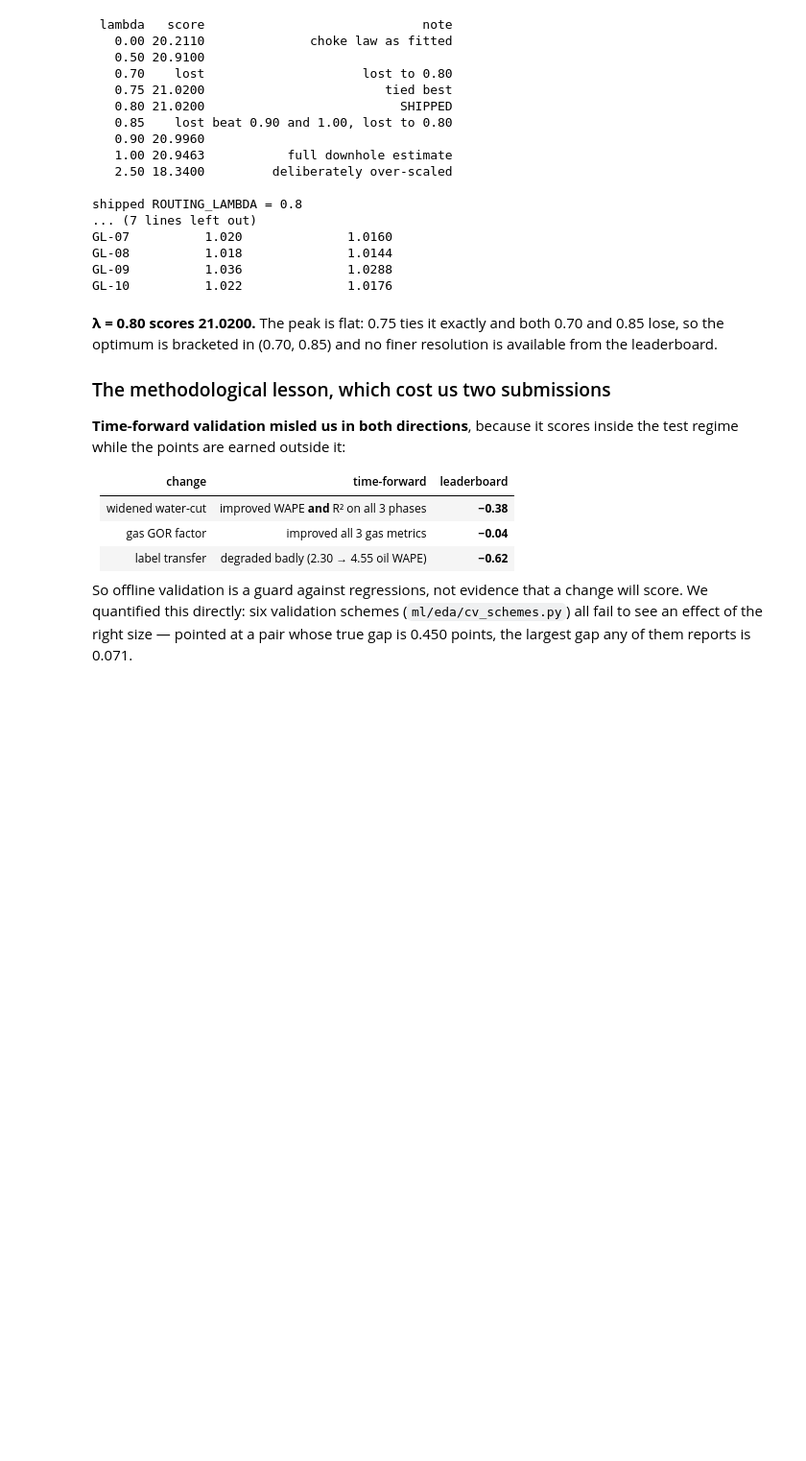
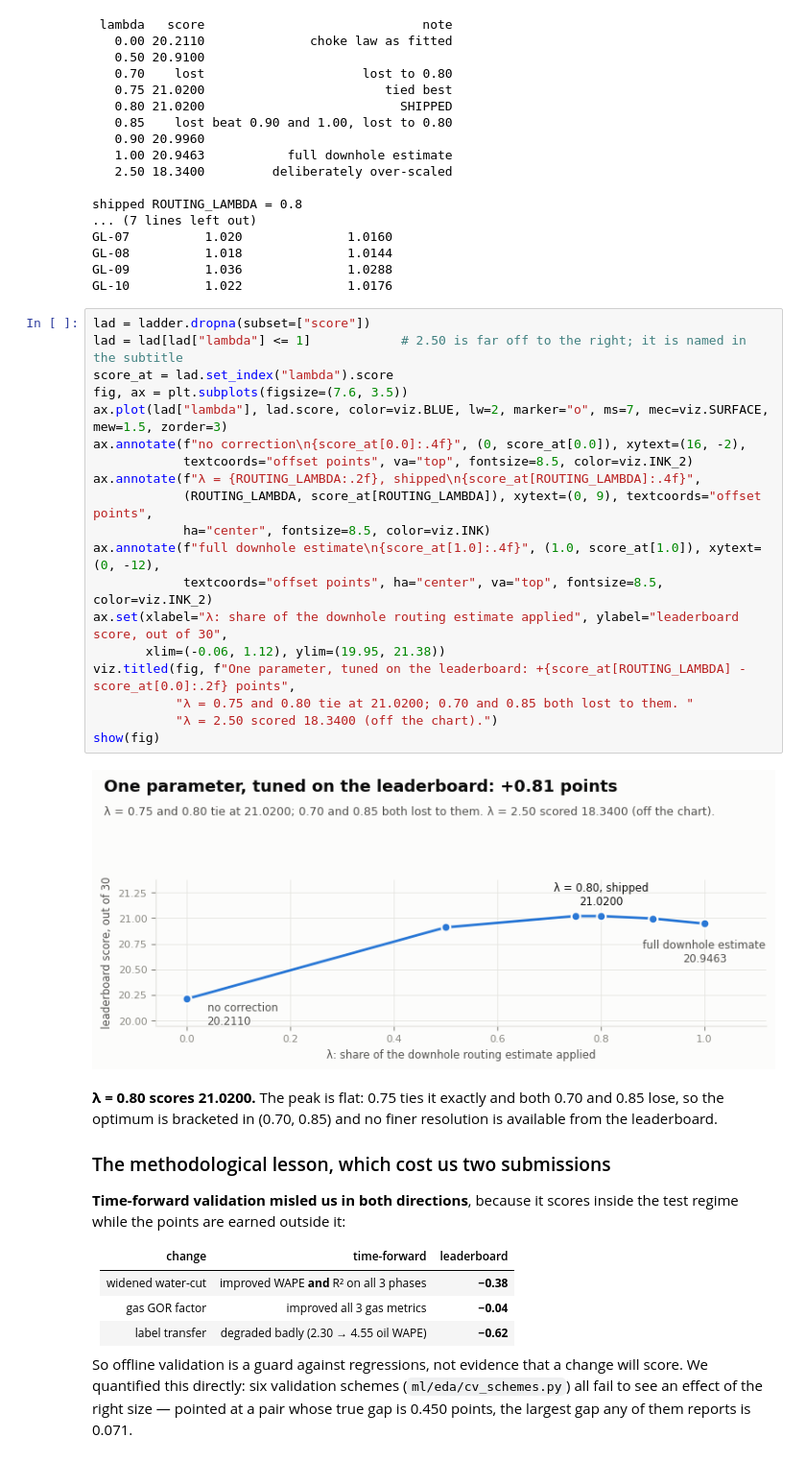
Before and after one commit to turalgasimov/socar_hackathon, a Jupyter notebook: notebooks/VFM_Phase1.ipynb, the cells around one changed output. Shown at 96% size. Cells and saved outputs as stored; diff of their text form; blank space fills up the shorter version.

```diff
--- a/notebooks/VFM_Phase1.ipynb
+++ b/notebooks/VFM_Phase1.ipynb
@@ -386,6 +480,27 @@ GL-07          1.020              1.0160
 GL-08          1.018              1.0144
 GL-09          1.036              1.0288
 GL-10          1.022              1.0176
+# %%
+lad = ladder.dropna(subset=["score"])
+lad = lad[lad["lambda"] <= 1]            # 2.50 is far off to the right; it is named in the subtitle
+score_at = lad.set_index("lambda").score
+fig, ax = plt.subplots(figsize=(7.6, 3.5))
+ax.plot(lad["lambda"], lad.score, color=viz.BLUE, lw=2, marker="o", ms=7, mec=viz.SURFACE, mew=1.5, zorder=3)
+ax.annotate(f"no correction\n{score_at[0.0]:.4f}", (0, score_at[0.0]), xytext=(16, -2),
+            textcoords="offset points", va="top", fontsize=8.5, color=viz.INK_2)
+ax.annotate(f"λ = {ROUTING_LAMBDA:.2f}, shipped\n{score_at[ROUTING_LAMBDA]:.4f}",
+            (ROUTING_LAMBDA, score_at[ROUTING_LAMBDA]), xytext=(0, 9), textcoords="offset points",
+            ha="center", fontsize=8.5, color=viz.INK)
+ax.annotate(f"full downhole estimate\n{score_at[1.0]:.4f}", (1.0, score_at[1.0]), xytext=(0, -12),
+            textcoords="offset points", ha="center", va="top", fontsize=8.5, color=viz.INK_2)
+ax.set(xlabel="λ: share of the downhole routing estimate applied", ylabel="leaderboard score, out of 30",
+       xlim=(-0.06, 1.12), ylim=(19.95, 21.38))
+viz.titled(fig, f"One parameter, tuned on the leaderboard: +{score_at[ROUTING_LAMBDA] - score_at[0.0]:.2f} points",
+           "λ = 0.75 and 0.80 tie at 21.0200; 0.70 and 0.85 both lost to them. "
+           "λ = 2.50 scored 18.3400 (off the chart).")
+show(fig)
+# %% [output]
+[figure, added]
 # %% [markdown]
 **λ = 0.80 scores 21.0200.** The peak is flat: 0.75 ties it exactly and
 both 0.70 and 0.85 lose, so the optimum is bracketed in (0.70, 0.85) and no
```
Also changed, not shown: parts of 6 cells of this notebook, 2 other files.
